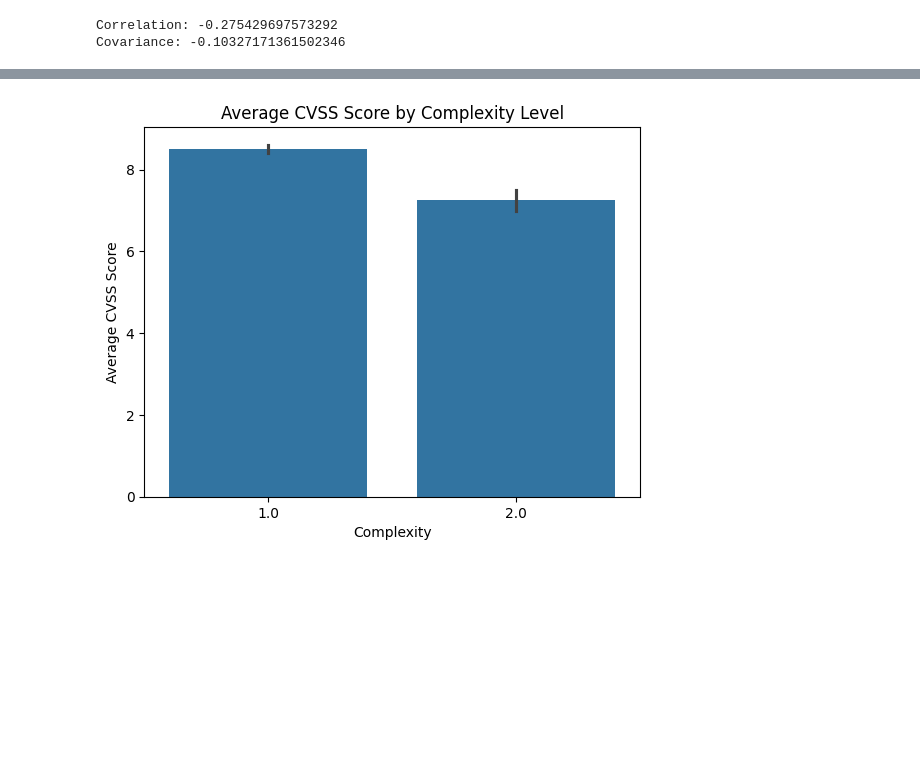
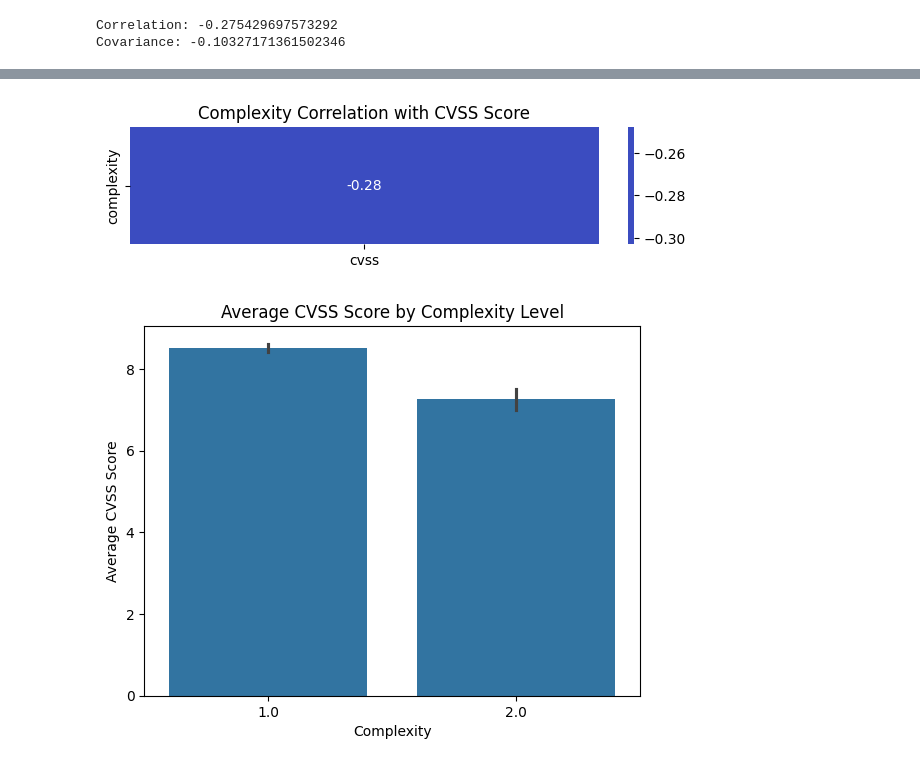
Before and after one commit to S10241798/AITT, a Jupyter notebook: AITT Assignment.ipynb, the cells around one changed output, grey strips where cells are left out. Cells and saved outputs as stored; diff of their text form; code cells hidden in the pictures; blank space fills up the shorter version.

```diff
--- a/AITT Assignment.ipynb
+++ b/AITT Assignment.ipynb
@@ -342,3 +370,15 @@ Covariance: -0.10327171361502346
+# %%
+# Plot 3: Complexity correlation with CVSS
+plt.subplot(3, 1, 3)
+complexity_corr = df_clean[['complexity', 'cvss']].corr()['cvss']
+complexity_corr = complexity_corr[:1]  # Excluding cvss itself
+sns.heatmap(pd.DataFrame(complexity_corr), annot=True, cmap='coolwarm', center=0)
+plt.title('Complexity Correlation with CVSS Score')
+
+plt.tight_layout()
+plt.show()
+# %% [output]
+[figure, added]
 # %%
 sns.barplot(x='complexity', y='cvss', data=df_clean)
 plt.title('Average CVSS Score by Complexity Level')
```
Also changed, not shown: parts of 31 cells of this notebook.
